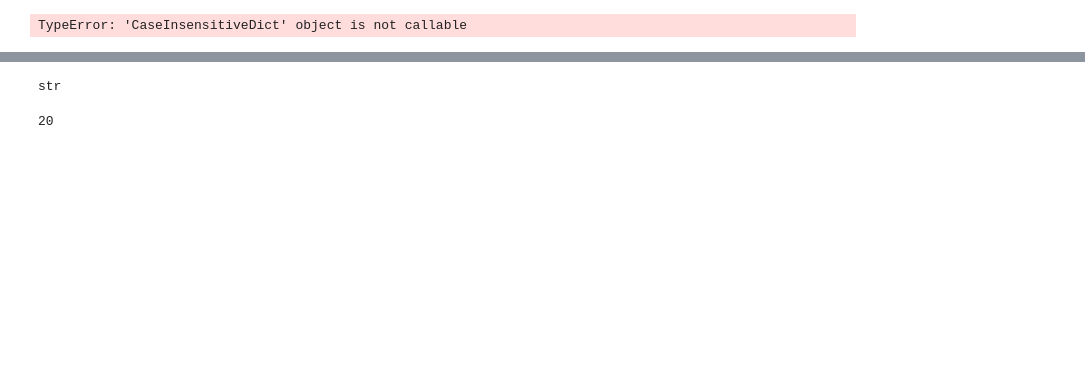
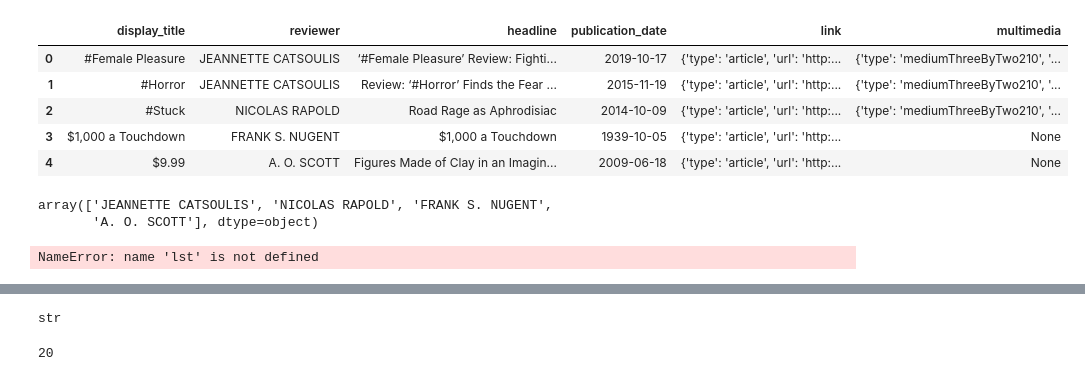
Before and after one commit to silviaherf/apis-project, a Jupyter notebook: src/API_movies.ipynb, the cells around one changed output, grey strips where cells are left out. Saved outputs shown, nothing was run; the diff lists cells and outputs as text; code cells hidden in the pictures; blank space fills up the shorter version.

```diff
--- a/src/API_movies.ipynb
+++ b/src/API_movies.ipynb
@@ -52,0 +68,17 @@ reviews
+# %%
+reviews=clean.drop_columns(reviews,['critics_pick','mpaa_rating','summary_short','opening_date','date_updated']).head()
+# %%
+reviews=reviews.rename(columns={"byline": "reviewer"})
+reviews
+# %% [output]
+|  | display_title | reviewer | headline | publication_date | link | multimedia |
+| 0 | #Female Pleasure | JEANNETTE CATSOULIS | ‘#Female Pleasure’ Review: Fighti... | 2019-10-17 | {'type': 'article', 'url': 'http:... | {'type': 'mediumThreeByTwo210', '... |
+| 1 | #Horror | JEANNETTE CATSOULIS | Review: ‘#Horror’ Finds the Fear ... | 2015-11-19 | {'type': 'article', 'url': 'http:... | {'type': 'mediumThreeByTwo210', '... |
+| 2 | #Stuck | NICOLAS RAPOLD | Road Rage as Aphrodisiac | 2014-10-09 | {'type': 'article', 'url': 'http:... | {'type': 'mediumThreeByTwo210', '... |
+| 3 | $1,000 a Touchdown | FRANK S. NUGENT | $1,000 a Touchdown | 1939-10-05 | {'type': 'article', 'url': 'http:... | None |
+| 4 | $9.99 | A. O. SCOTT | Figures Made of Clay in an Imagin... | 2009-06-18 | {'type': 'article', 'url': 'http:... | None |
+# %%
+reviews['reviewer'].unique()
+# %% [output]
+array(['JEANNETTE CATSOULIS', 'NICOLAS RAPOLD', 'FRANK S. NUGENT',
+       'A. O. SCOTT'], dtype=object)
@@ -53,3 +87,4 @@ reviews
 # %%
+(' '.join(lst[::]))
 # %% [output]
-TypeError: 'CaseInsensitiveDict' object is not callable
+NameError: name 'lst' is not defined
```
Also changed, not shown: parts of 16 cells of this notebook, 2 other files.
